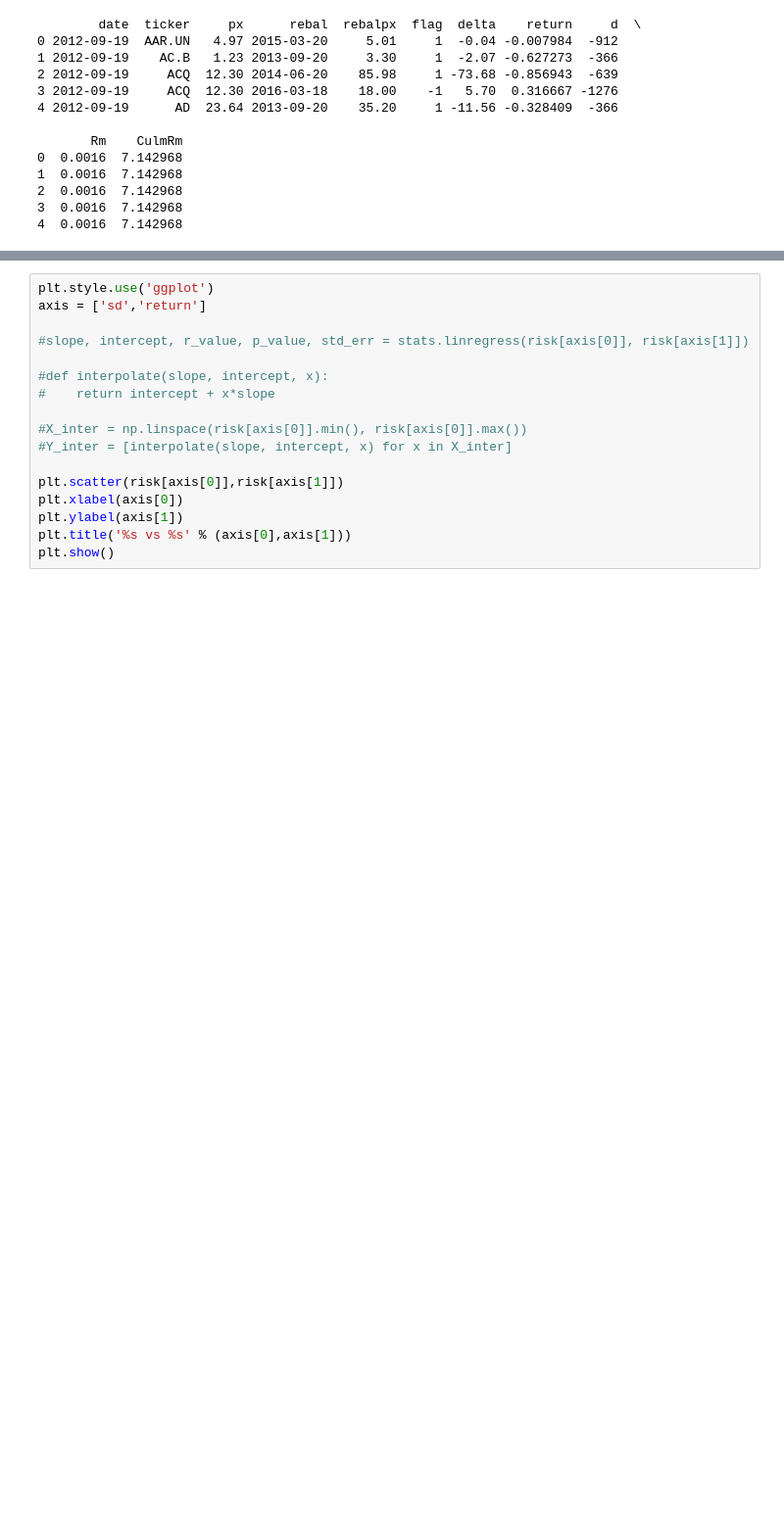
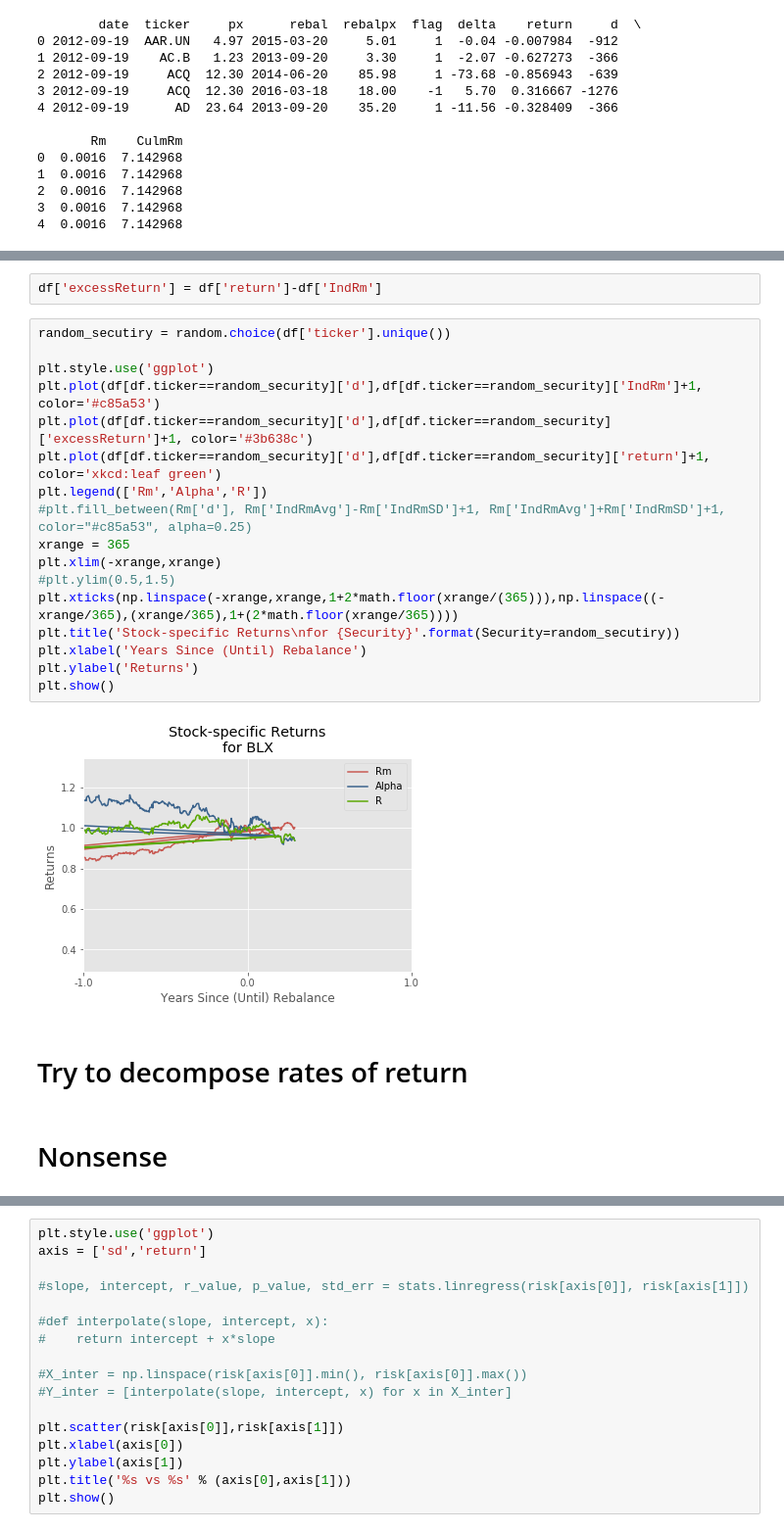
Before and after one commit to ebryce/Portfolio-Risk, a Jupyter notebook: thesis.ipynb, the cells around one changed output, grey strips where cells are left out. Shown: that part at 98% size. Drawn from its saved outputs; the diff is of its cells as text; blank space fills up the shorter version.

```diff
--- a/thesis.ipynb
+++ b/thesis.ipynb
@@ -133,3 +220,28 @@ print(df.head())
+# %%
+df['excessReturn'] = df['return']-df['IndRm']
+# %%
+random_secutiry = random.choice(df['ticker'].unique())
+
+plt.style.use('ggplot')
+plt.plot(df[df.ticker==random_security]['d'],df[df.ticker==random_security]['IndRm']+1, color='#c85a53')
+plt.plot(df[df.ticker==random_security]['d'],df[df.ticker==random_security]['excessReturn']+1, color='#3b638c')
+plt.plot(df[df.ticker==random_security]['d'],df[df.ticker==random_security]['return']+1, color='xkcd:leaf green')
+plt.legend(['Rm','Alpha','R'])
+#plt.fill_between(Rm['d'], Rm['IndRmAvg']-Rm['IndRmSD']+1, Rm['IndRmAvg']+Rm['IndRmSD']+1, color="#c85a53", alpha=0.25)
+xrange = 365
+plt.xlim(-xrange,xrange)
+#plt.ylim(0.5,1.5)
+plt.xticks(np.linspace(-xrange,xrange,1+2*math.floor(xrange/(365))),np.linspace((-xrange/365),(xrange/365),1+(2*math.floor(xrange/365))))
+plt.title('Stock-specific Returns\nfor {Security}'.format(Security=random_secutiry))
+plt.xlabel('Years Since (Until) Rebalance')
+plt.ylabel('Returns')
+plt.show()
+# %% [output]
+[figure, added]
+# %% [markdown]
+# Try to decompose rates of return
+# %% [markdown]
+# Nonsense
 # %%
 daily_returns = pd.pivot_table(df, index=['d'], columns=['ticker'], values=['px']).pct_change()+1
 daily_returns.columns = daily_returns.columns.get_level_values(1)
```
Also changed, not shown: parts of 15 cells of this notebook.
